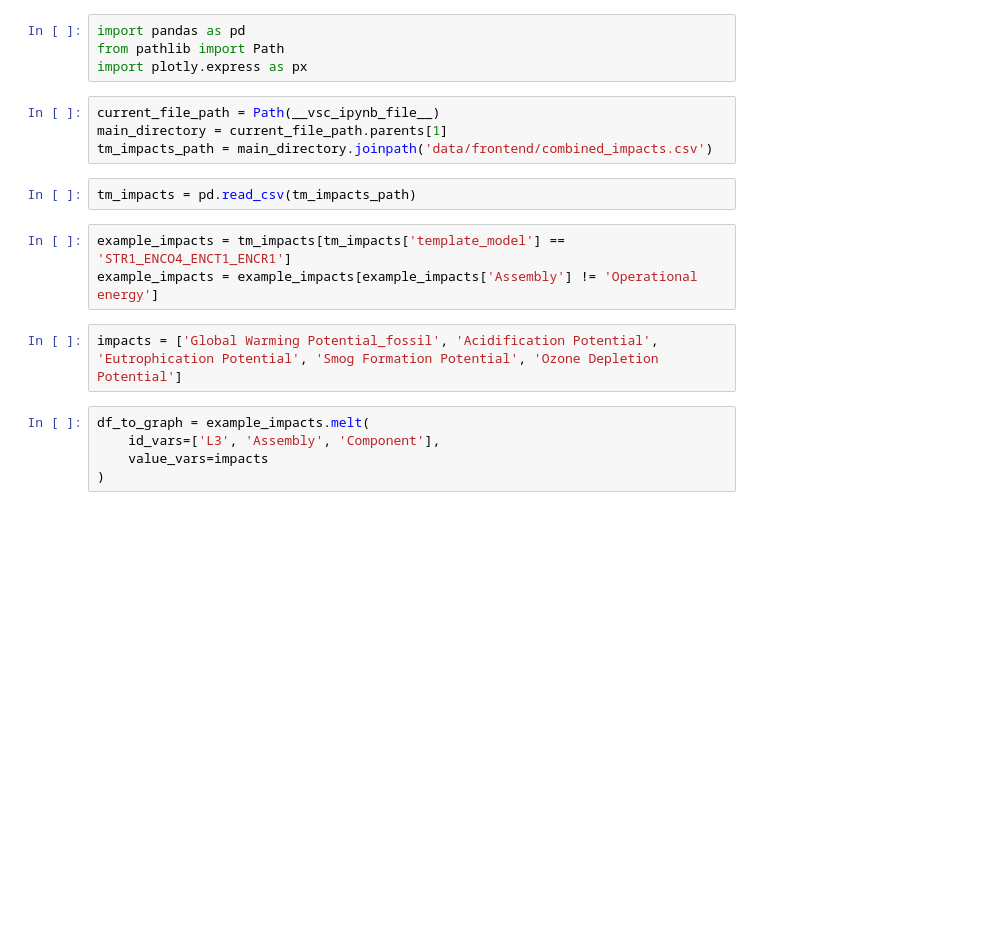
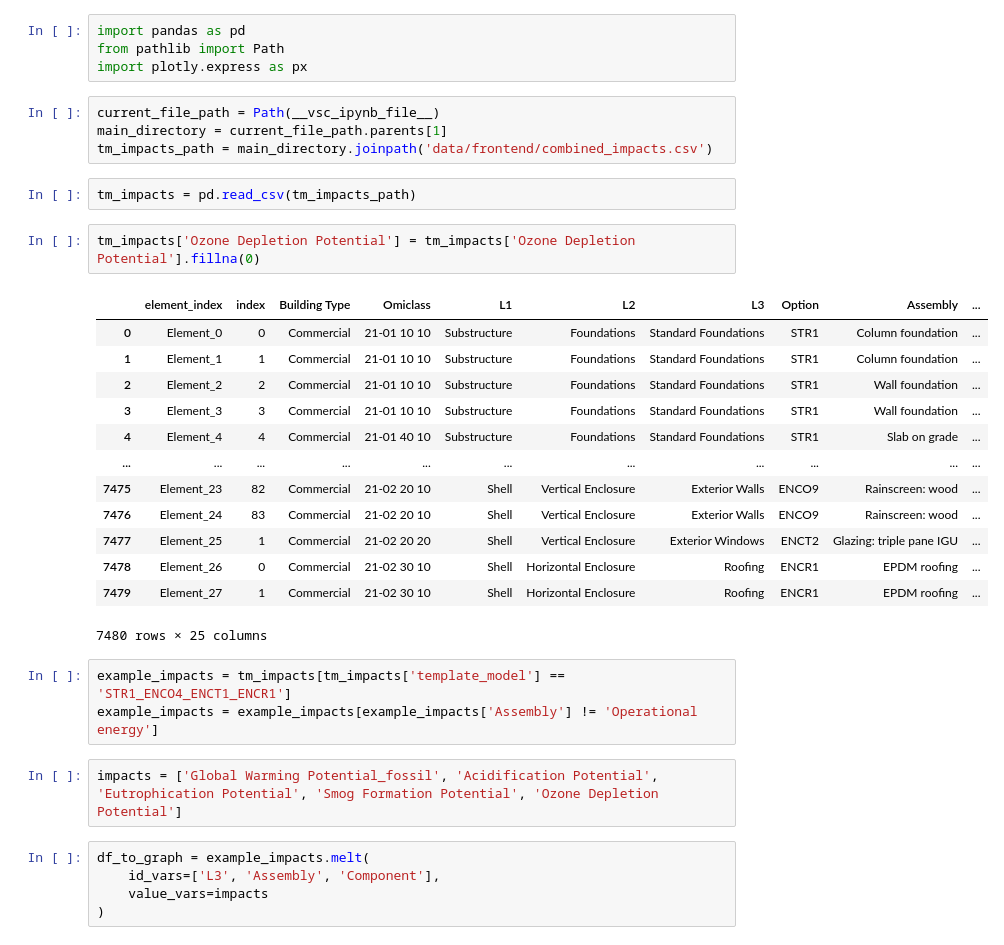
Before and after one commit to mchaf0126/pod_lca_scenario_explorer, a Jupyter notebook: notebooks/template_model_graph_working_MC.ipynb, the cells around one changed output. Drawn from its saved outputs; the diff is of its cells as text; blank space fills up the shorter version.

```diff
--- a/notebooks/template_model_graph_working_MC.ipynb
+++ b/notebooks/template_model_graph_working_MC.ipynb
@@ -8,6 +8,22 @@ main_directory = current_file_path.parents[1]
 tm_impacts_path = main_directory.joinpath('data/frontend/combined_impacts.csv')
 # %%
 tm_impacts = pd.read_csv(tm_impacts_path)
+# %%
+tm_impacts['Ozone Depletion Potential'] = tm_impacts['Ozone Depletion Potential'].fillna(0)
+# %% [output]
+|  | element_index | index | Building Type | Omiclass | L1 | L2 | L3 | Option | Assembly | ... |
+| 0 | Element_0 | 0 | Commercial | 21-01 10 10 | Substructure | Foundations | Standard Foundations | STR1 | Column foundation | ... |
+| 1 | Element_1 | 1 | Commercial | 21-01 10 10 | Substructure | Foundations | Standard Foundations | STR1 | Column foundation | ... |
+| 2 | Element_2 | 2 | Commercial | 21-01 10 10 | Substructure | Foundations | Standard Foundations | STR1 | Wall foundation | ... |
+| 3 | Element_3 | 3 | Commercial | 21-01 10 10 | Substructure | Foundations | Standard Foundations | STR1 | Wall foundation | ... |
+| 4 | Element_4 | 4 | Commercial | 21-01 40 10 | Substructure | Foundations | Standard Foundations | STR1 | Slab on grade | ... |
+| ... | ... | ... | ... | ... | ... | ... | ... | ... | ... | ... |
+| 7475 | Element_23 | 82 | Commercial | 21-02 20 10 | Shell | Vertical Enclosure | Exterior Walls | ENCO9 | Rainscreen: wood | ... |
+| 7476 | Element_24 | 83 | Commercial | 21-02 20 10 | Shell | Vertical Enclosure | Exterior Walls | ENCO9 | Rainscreen: wood | ... |
+| 7477 | Element_25 | 1 | Commercial | 21-02 20 20 | Shell | Vertical Enclosure | Exterior Windows | ENCT2 | Glazing: triple pane IGU | ... |
+| 7478 | Element_26 | 0 | Commercial | 21-02 30 10 | Shell | Horizontal Enclosure | Roofing | ENCR1 | EPDM roofing | ... |
+| 7479 | Element_27 | 1 | Commercial | 21-02 30 10 | Shell | Horizontal Enclosure | Roofing | ENCR1 | EPDM roofing | ... |
+7480 rows × 25 columns
 # %%
 example_impacts = tm_impacts[tm_impacts['template_model'] == 'STR1_ENCO4_ENCT1_ENCR1']
 example_impacts = example_impacts[example_impacts['Assembly'] != 'Operational energy']
```
Also changed, not shown: 8 other files.
